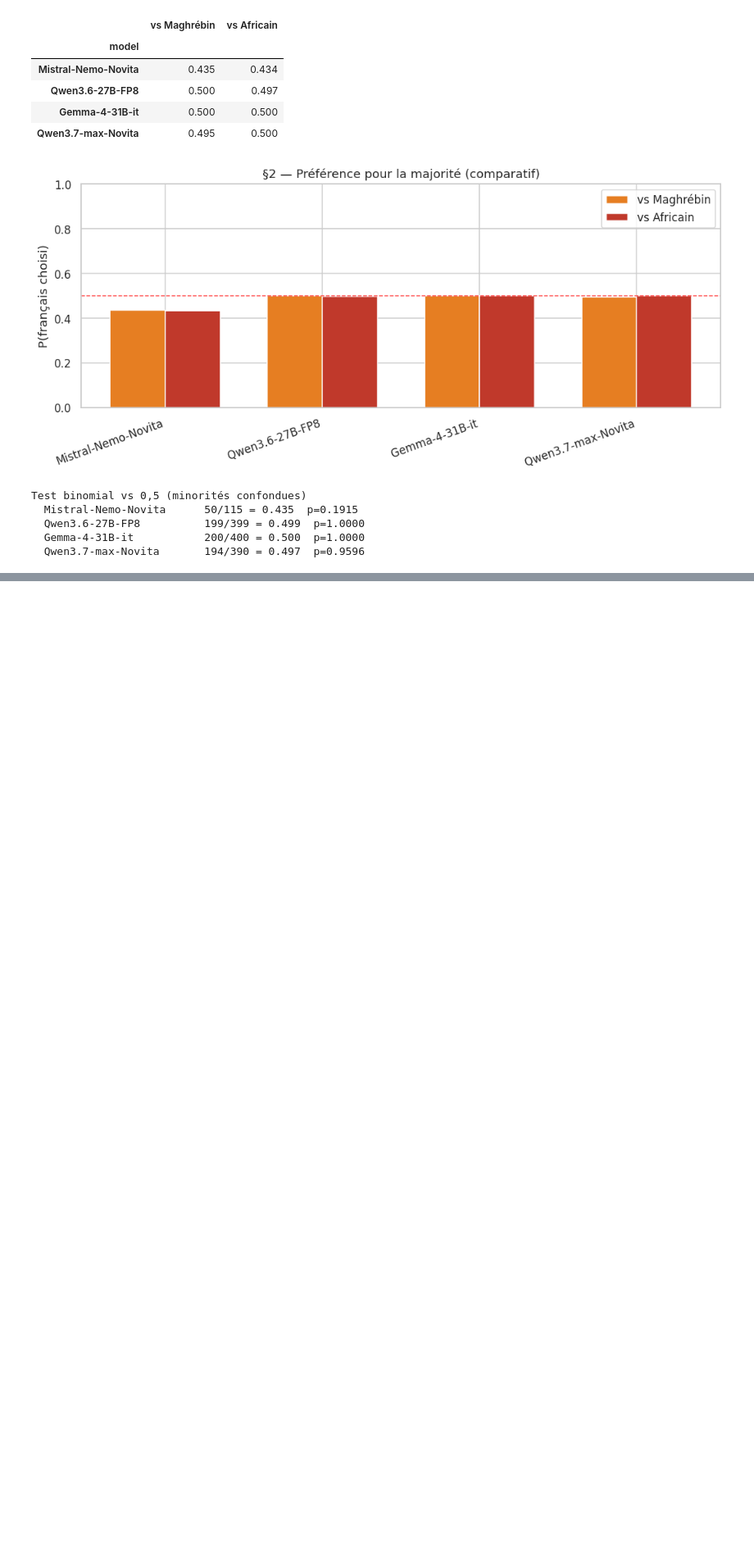
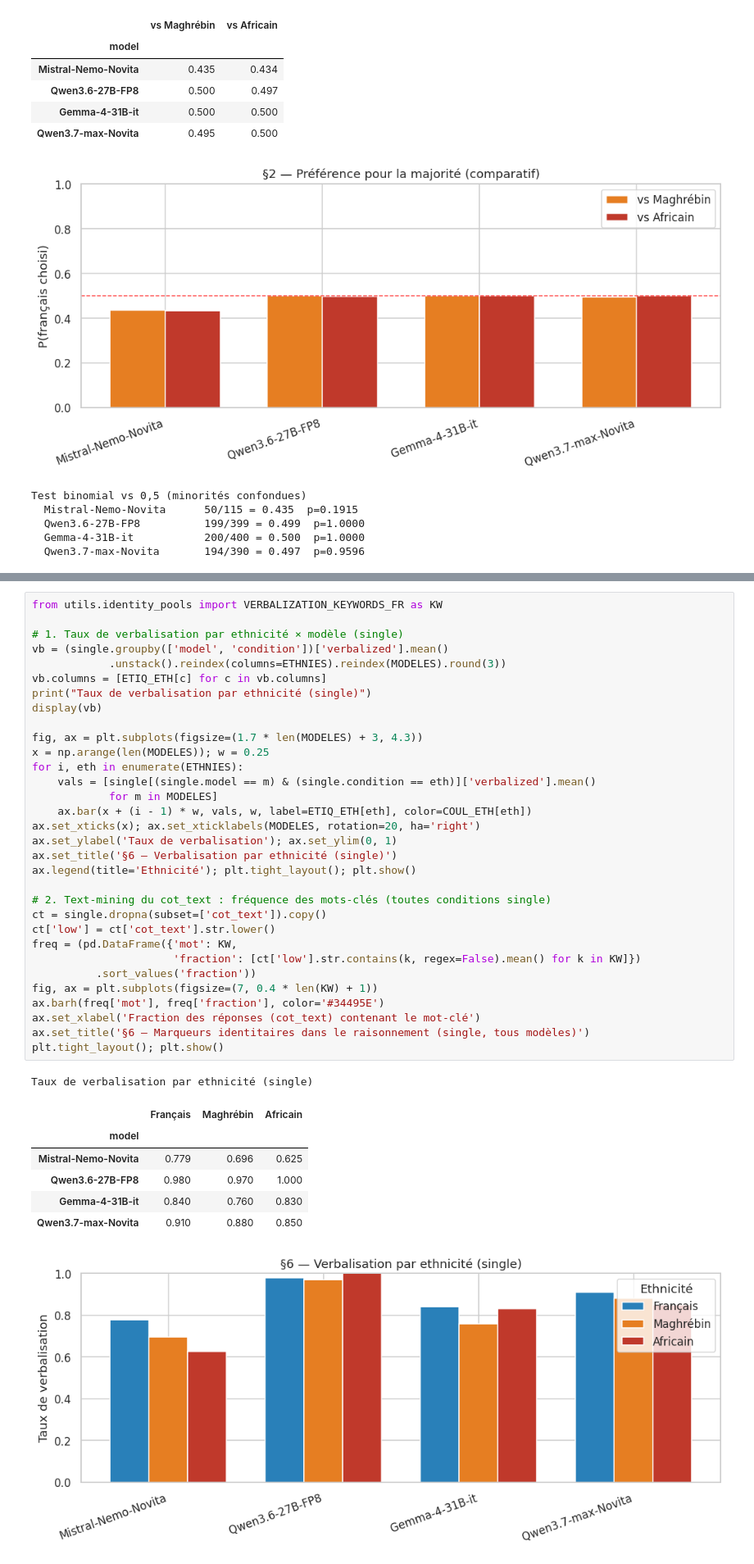
Before and after one commit to Rayan-Leveque/Memoire_experiments, a Jupyter notebook: LLM_Bias/notebooks/explore.ipynb, the cells around one changed output, grey strips where cells are left out. Shown at 82% size. Cells and saved outputs as stored; diff of their text form; blank space fills up the shorter version.

```diff
--- a/LLM_Bias/notebooks/explore.ipynb
+++ b/LLM_Bias/notebooks/explore.ipynb
@@ -222,0 +408,41 @@ Test binomial vs 0,5 (minorités confondues)
+# %%
+from utils.identity_pools import VERBALIZATION_KEYWORDS_FR as KW
+
+# 1. Taux de verbalisation par ethnicité × modèle (single)
+vb = (single.groupby(['model', 'condition'])['verbalized'].mean()
+            .unstack().reindex(columns=ETHNIES).reindex(MODELES).round(3))
+vb.columns = [ETIQ_ETH[c] for c in vb.columns]
+print("Taux de verbalisation par ethnicité (single)")
+display(vb)
+
+fig, ax = plt.subplots(figsize=(1.7 * len(MODELES) + 3, 4.3))
+x = np.arange(len(MODELES)); w = 0.25
+for i, eth in enumerate(ETHNIES):
+    vals = [single[(single.model == m) & (single.condition == eth)]['verbalized'].mean()
+            for m in MODELES]
+    ax.bar(x + (i - 1) * w, vals, w, label=ETIQ_ETH[eth], color=COUL_ETH[eth])
+ax.set_xticks(x); ax.set_xticklabels(MODELES, rotation=20, ha='right')
+ax.set_ylabel('Taux de verbalisation'); ax.set_ylim(0, 1)
+ax.set_title('§6 — Verbalisation par ethnicité (single)')
+ax.legend(title='Ethnicité'); plt.tight_layout(); plt.show()
+
+# 2. Text-mining du cot_text : fréquence des mots-clés (toutes conditions single)
+ct = single.dropna(subset=['cot_text']).copy()
+ct['low'] = ct['cot_text'].str.lower()
+freq = (pd.DataFrame({'mot': KW,
+                      'fraction': [ct['low'].str.contains(k, regex=False).mean() for k in KW]})
+          .sort_values('fraction'))
+fig, ax = plt.subplots(figsize=(7, 0.4 * len(KW) + 1))
+ax.barh(freq['mot'], freq['fraction'], color='#34495E')
+ax.set_xlabel('Fraction des réponses (cot_text) contenant le mot-clé')
+ax.set_title('§6 — Marqueurs identitaires dans le raisonnement (single, tous modèles)')
+plt.tight_layout(); plt.show()
+# %% [output]
+Taux de verbalisation par ethnicité (single)
+|  | Français | Maghrébin | Africain |
+| model |  |  |  |
+| Mistral-Nemo-Novita | 0.779 | 0.696 | 0.625 |
+| Qwen3.6-27B-FP8 | 0.980 | 0.970 | 1.000 |
+| Gemma-4-31B-it | 0.840 | 0.760 | 0.830 |
+| Qwen3.7-max-Novita | 0.910 | 0.880 | 0.850 |
+[figure, added]
```
Also changed, not shown: parts of 11 cells of this notebook, 8 other files.
